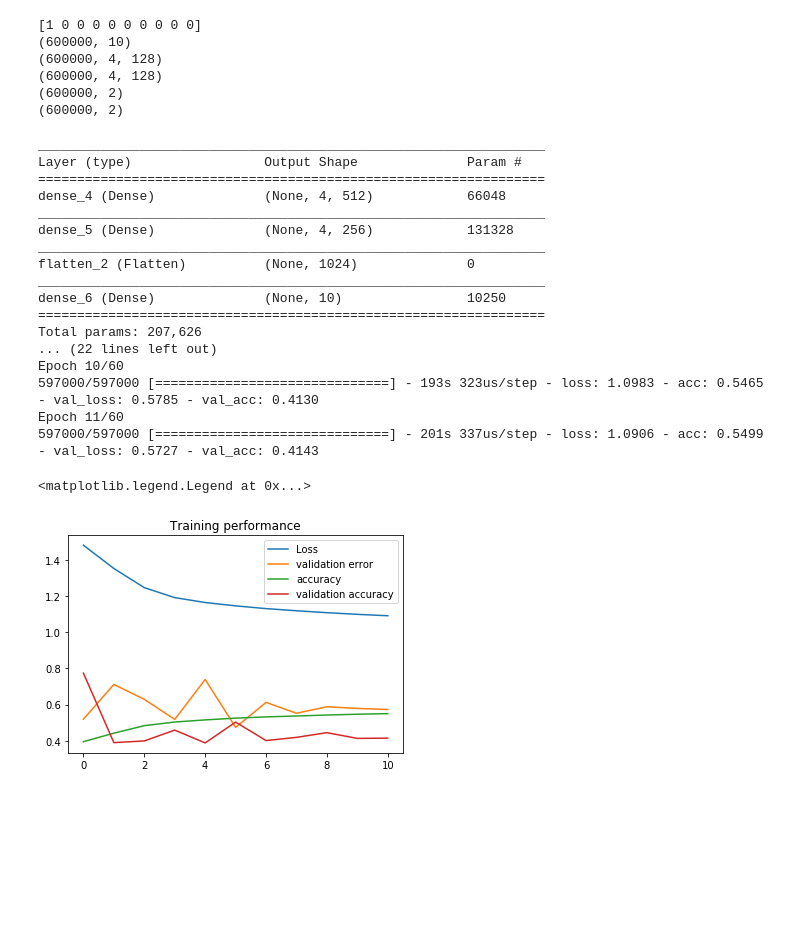
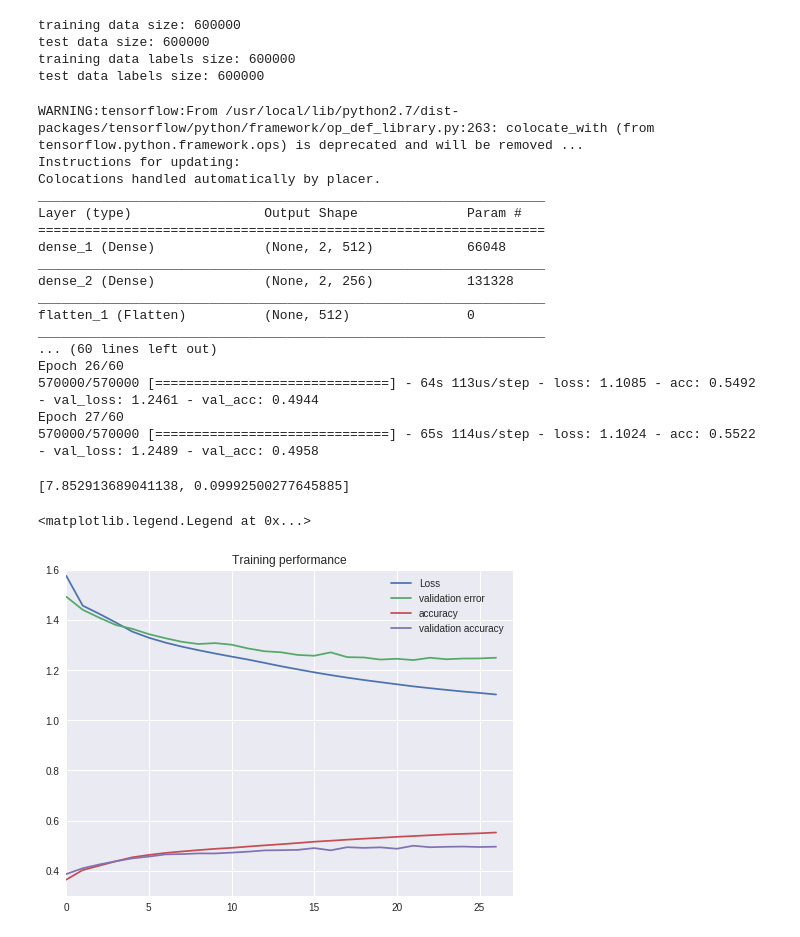
Before and after one commit to MohamedEsssam/Modulation-Recognition, a Jupyter notebook: FullyNetworks.ipynb, the cells around one changed output. Cells and saved outputs as stored; diff of their text form; code cells hidden in the pictures; blank space fills up the shorter version.

Commit message:
Split dataSet Random and increase accuracy

```diff
--- a/FullyNetworks.ipynb
+++ b/FullyNetworks.ipynb
@@ -85,48 +80,80 @@ def splitData(X):
+# %%
+#spliting data even odd 50%
+def splitData(X):
+  trainingSet, testSet, trainingLabel, testLabel = train_test_split(X, lbl, test_size = 0.5)
+  trainingLabel = [label[0] for label in trainingLabel]
+  testLabel = [label[0] for label in testLabel]
+
+  print("training data size: %d" % len(trainingSet))
+  print("test data size: %d" % len(testSet))
+  print("training data labels size: %d" % len(trainingLabel))
+  print("test data labels size: %d" % len(testLabel))
+  return trainingSet, testSet, trainingLabel, testLabel
 # %%
-trainingSet, testSet, trainingLabel, testLabel, label = splitData(newDataSet)
+trainingSet, testSet, trainingLabel, testLabel = splitData(X)
 # %% [output]
-[1 0 0 0 0 0 0 0 0 0]
-(600000, 10)
-(600000, 4, 128)
-(600000, 4, 128)
-(600000, 2)
-(600000, 2)
+training data size: 600000
+test data size: 600000
+training data labels size: 600000
+test data labels size: 600000
+# %%
+label_encoder = LabelEncoder()
+onehot_encoder = OneHotEncoder(sparse=False)
+
+
+training_integer_encoded = label_encoder.fit_transform(np.array(trainingLabel))
+training_integer_encoded = training_integer_encoded.reshape(len(training_integer_encoded), 1)
+trainingLabel = onehot_encoder.fit_transform(training_integer_encoded)
+
+
+test_integer_encoded = label_encoder.fit_transform(np.array(testLabel))
+test_integer_encoded = training_integer_encoded.reshape(len(test_integer_encoded), 1)
+testLabel = onehot_encoder.fit_transform(test_integer_encoded)
 # %%
 model = Sequential()
-model.add(Dense(512, input_shape=(4,128), activation='relu'))
+model.add(Dense(512, input_shape=(2,128), activation='relu'))
 model.add(Dense(256, activation='relu'))
 model.add(Flatten())
 model.add(Dense(10, activation='softmax'))
 model.compile(loss='categorical_crossentropy', optimizer='adam', metrics=['accuracy'])
 model.summary()
 # Fit the model
-history = model.fit(trainingSet, label, epochs=60, batch_size=20, validation_split=0.05, callbacks=[EarlyStopping(patience=5,  mode='min')])
+history = model.fit(trainingSet, trainingLabel, epochs=60, batch_size=64, validation_split=0.05, callbacks=[EarlyStopping(patience=5,  mode='min')])
 # %% [output]
+WARNING:tensorflow:From /usr/local/lib/python2.7/dist-packages/tensorflow/python/framework/op_def_library.py:263: colocate_with (from tensorflow.python.framework.ops) is deprecated and will be removed ...
+Instructions for updating:
+Colocations handled automatically by placer.
 _________________________________________________________________
 Layer (type)                 Output Shape              Param #
 =================================================================
-dense_4 (Dense)              (None, 4, 512)            66048
+dense_1 (Dense)              (None, 2, 512)            66048
 _________________________________________________________________
-dense_5 (Dense)              (None, 4, 256)            131328
+dense_2 (Dense)              (None, 2, 256)            131328
 _________________________________________________________________
-flatten_2 (Flatten)          (None, 1024)              0
+flatten_1 (Flatten)          (None, 512)               0
 _________________________________________________________________
-dense_6 (Dense)              (None, 10)                10250
-=================================================================
-Total params: 207,626
-... (22 lines left out)
-Epoch 10/60
-597000/597000 [==============================] - 193s 323us/step - loss: 1.0983 - acc: 0.5465 - val_loss: 0.5785 - val_acc: 0.4130
-Epoch 11/60
-597000/597000 [==============================] - 201s 337us/step - loss: 1.0906 - acc: 0.5499 - val_loss: 0.5727 - val_acc: 0.4143
+... (60 lines left out)
+Epoch 26/60
+570000/570000 [==============================] - 64s 113us/step - loss: 1.1085 - acc: 0.5492 - val_loss: 1.2461 - val_acc: 0.4944
+Epoch 27/60
+570000/570000 [==============================] - 65s 114us/step - loss: 1.1024 - acc: 0.5522 - val_loss: 1.2489 - val_acc: 0.4958
+# %%
+score = model.evaluate(testSet, testLabel, verbose=0, batch_size=60)
+print score
+# %% [output]
+[7.852913689041138, 0.09992500277645885]
 # %%
-plt.figure()
+plt.figure(figsize=(8, 6))
+ax = plt.gca()
 plt.title('Training performance')
 plt.plot(history.epoch, history.history['loss'], label='Loss')
 plt.plot(history.epoch, history.history['val_loss'], label='validation error')
 plt.plot(history.epoch, history.history['acc'], label='accuracy')
 plt.plot(history.epoch, history.history['val_acc'], label='validation accuracy')
+plt.xlim((0,27))
+plt.ylim((0.3,1.6))
+plt.grid(True,color='white')
 plt.legend()
 # %% [output]
 <matplotlib.legend.Legend at 0x...>
-[figure, old version]
+[figure, new version]
```
Also changed, not shown: parts of 9 cells of this notebook.
